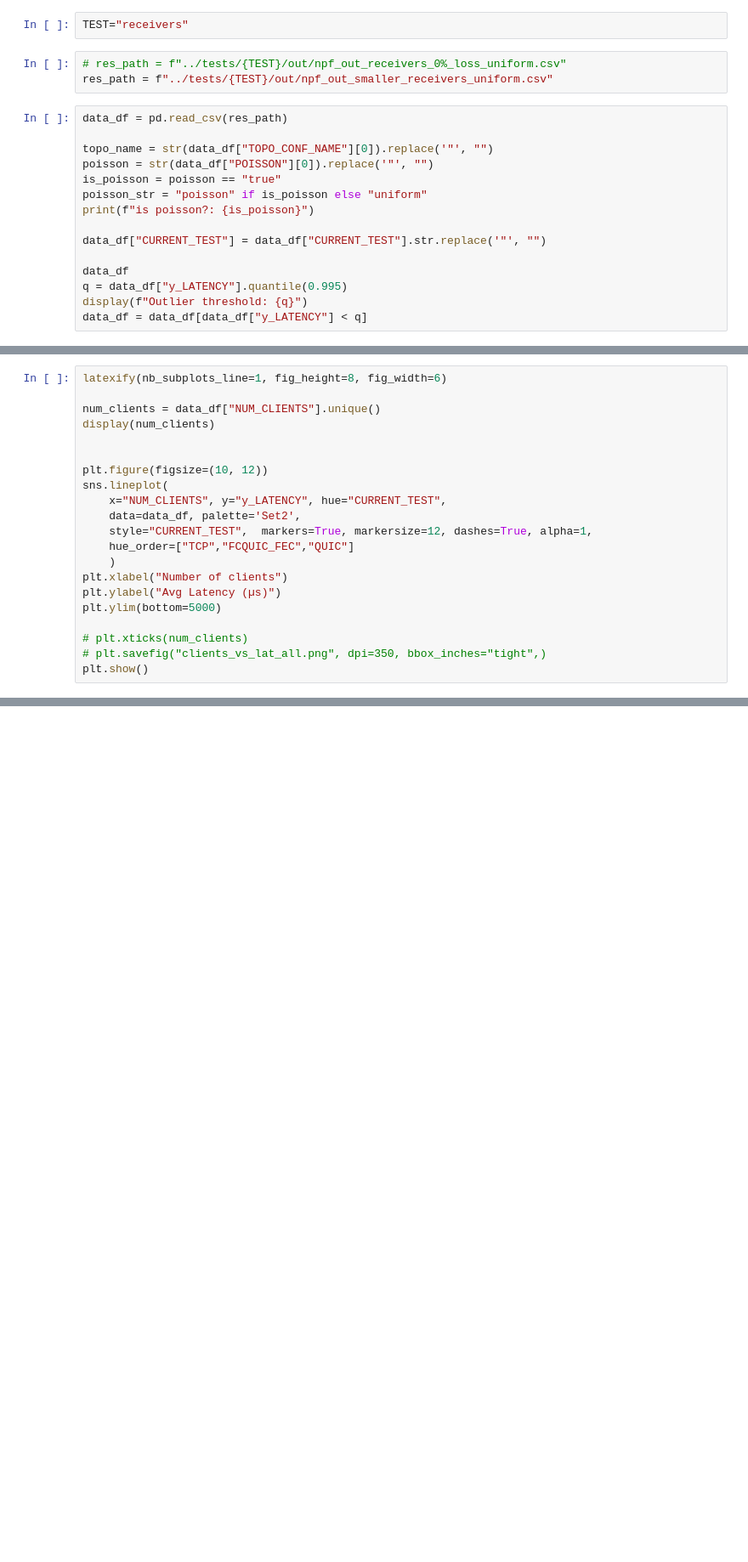
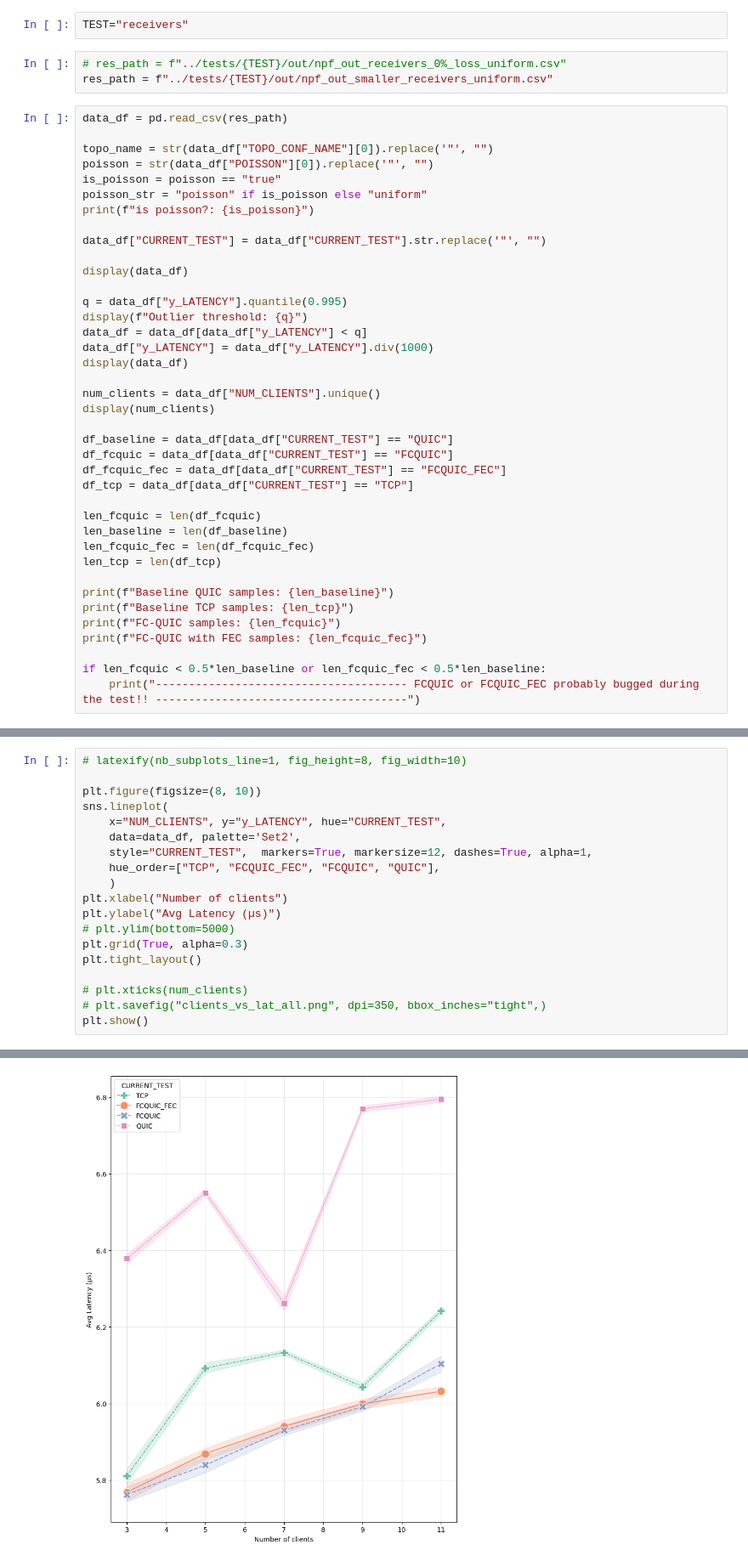
Before and after one commit to zeykafx/fcquic_applications_master_thesis, a Jupyter notebook: evaluations/graphs/graphs.ipynb, the cells around one changed output, grey strips where cells are left out. Shown at 85% size. Cells and saved outputs as stored; diff of their text form; blank space fills up the shorter version.

```diff
--- a/evaluations/graphs/graphs.ipynb
+++ b/evaluations/graphs/graphs.ipynb
@@ -21,9 +40,33 @@ print(f"is poisson?: {is_poisson}")
 
 data_df["CURRENT_TEST"] = data_df["CURRENT_TEST"].str.replace('"', "")
 
-data_df
+display(data_df)
+
 q = data_df["y_LATENCY"].quantile(0.995)
 display(f"Outlier threshold: {q}")
 data_df = data_df[data_df["y_LATENCY"] < q]
+data_df["y_LATENCY"] = data_df["y_LATENCY"].div(1000)
+display(data_df)
+
+num_clients = data_df["NUM_CLIENTS"].unique()
+display(num_clients)
+
+df_baseline = data_df[data_df["CURRENT_TEST"] == "QUIC"]
+df_fcquic = data_df[data_df["CURRENT_TEST"] == "FCQUIC"]
+df_fcquic_fec = data_df[data_df["CURRENT_TEST"] == "FCQUIC_FEC"]
+df_tcp = data_df[data_df["CURRENT_TEST"] == "TCP"]
+
+len_fcquic = len(df_fcquic)
+len_baseline = len(df_baseline)
+len_fcquic_fec = len(df_fcquic_fec)
+len_tcp = len(df_tcp)
+
+print(f"Baseline QUIC samples: {len_baseline}")
+print(f"Baseline TCP samples: {len_tcp}")
+print(f"FC-QUIC samples: {len_fcquic}")
+print(f"FC-QUIC with FEC samples: {len_fcquic_fec}")
+
+if len_fcquic < 0.5*len_baseline or len_fcquic_fec < 0.5*len_baseline:
+    print("-------------------------------------- FCQUIC or FCQUIC_FEC probably bugged during the test!! --------------------------------------")
 # %% [output]
 is poisson?: False
@@ -31,20 +121,18 @@ is poisson?: False
 # %%
-latexify(nb_subplots_line=1, fig_height=8, fig_width=6)
+# latexify(nb_subplots_line=1, fig_height=8, fig_width=10)
 
-num_clients = data_df["NUM_CLIENTS"].unique()
-display(num_clients)
-
-
-plt.figure(figsize=(10, 12))
+plt.figure(figsize=(8, 10))
 sns.lineplot(
     x="NUM_CLIENTS", y="y_LATENCY", hue="CURRENT_TEST",
     data=data_df, palette='Set2',
     style="CURRENT_TEST",  markers=True, markersize=12, dashes=True, alpha=1,
-    hue_order=["TCP","FCQUIC_FEC","QUIC"]
+    hue_order=["TCP", "FCQUIC_FEC", "FCQUIC", "QUIC"],
     )
 plt.xlabel("Number of clients")
 plt.ylabel("Avg Latency (µs)")
-plt.ylim(bottom=5000)
+# plt.ylim(bottom=5000)
+plt.grid(True, alpha=0.3)
+plt.tight_layout()
 
 # plt.xticks(num_clients)
 # plt.savefig("clients_vs_lat_all.png", dpi=350, bbox_inches="tight",)
@@ -53,0 +141 @@ array([ 3,  7, 11, 15, 19, 25])
+[figure, added]
```
Also changed, not shown: parts of 7 cells of this notebook, 47 other files.
